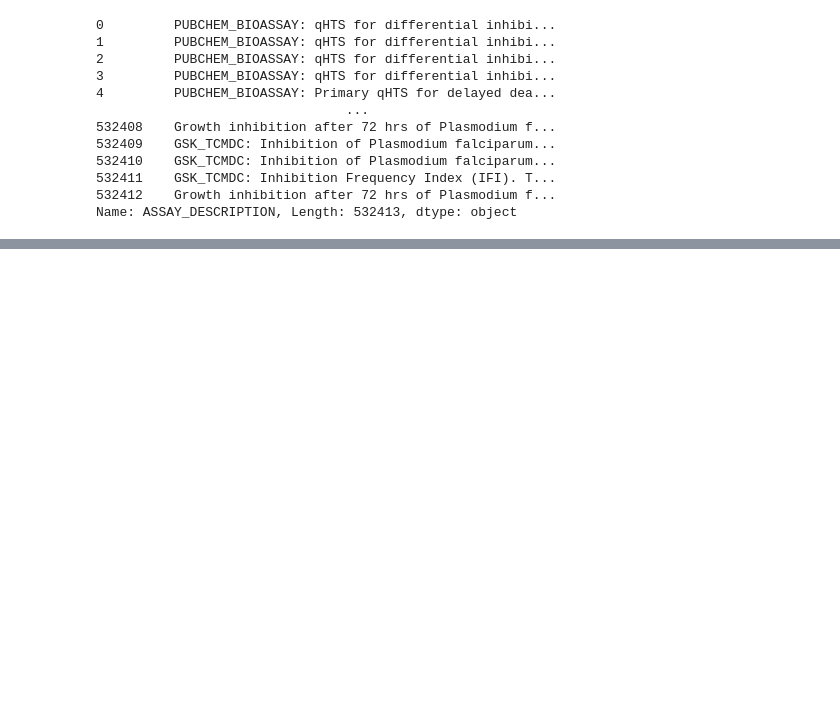
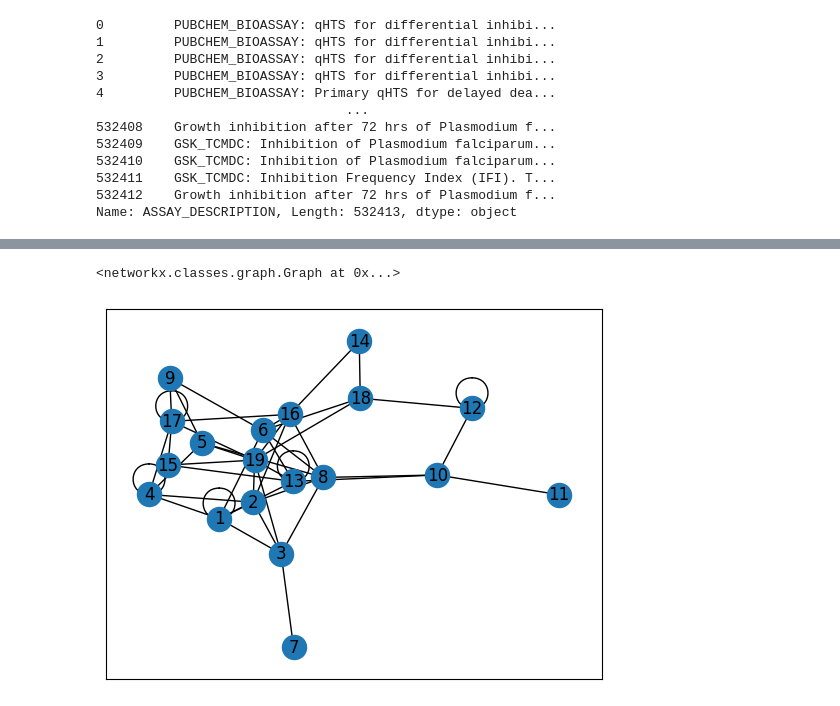
Before and after one commit to ajalamarvellous/de-novo-design-malaria, a Jupyter notebook: notebooks/process_data.ipynb, the cells around one changed output, grey strips where cells are left out. Cells and saved outputs as stored; diff of their text form; code cells hidden in the pictures; blank space fills up the shorter version.

```diff
--- a/notebooks/process_data.ipynb
+++ b/notebooks/process_data.ipynb
@@ -388,0 +1556,18 @@ Name: ASSAY_DESCRIPTION, Length: 532413, dtype: object
+# %%
+G = nx.Graph()
+# %%
+a = np.random.randint(1, 20, size=50)
+b = np.random.randint(1, 20, size=50)
+# %%
+c = zip(a, b)
+# %%
+for i, j in c:
+    G.add_edge(i,j)
+# %%
+G
+# %% [output]
+<networkx.classes.graph.Graph at 0x...>
+# %%
+nx.draw_networkx(G)
+# %% [output]
+[figure, added]
```
Also changed, not shown: parts of 185 cells of this notebook, 1 other file.
